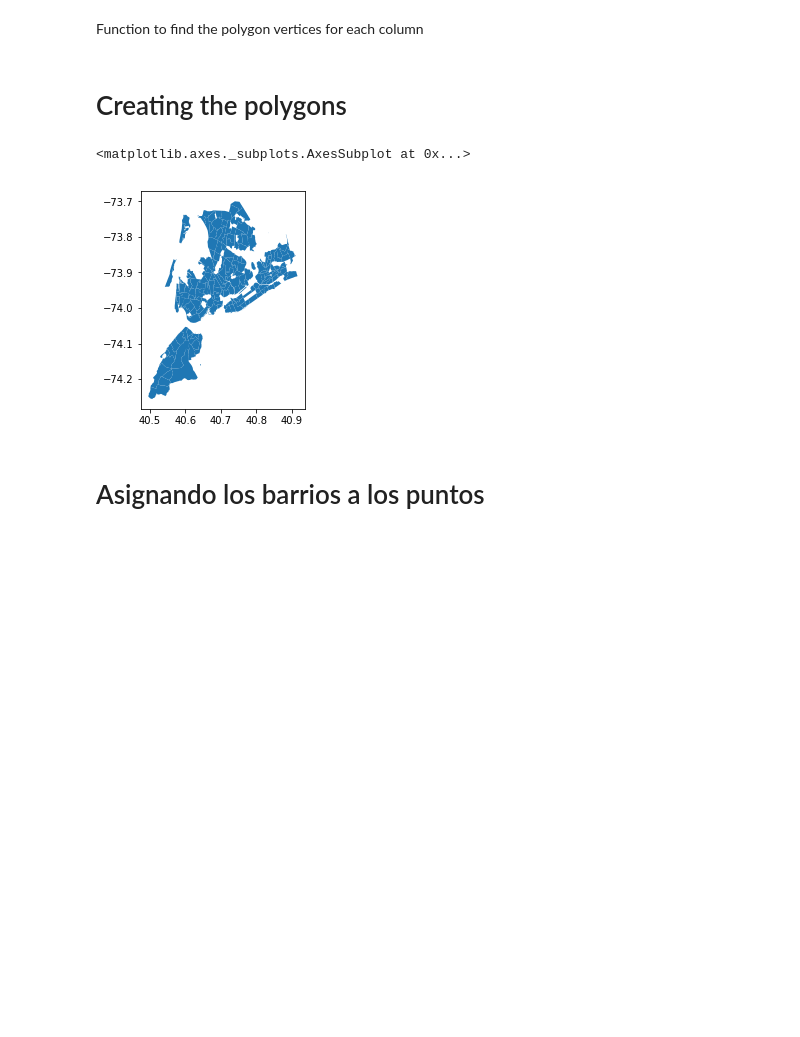
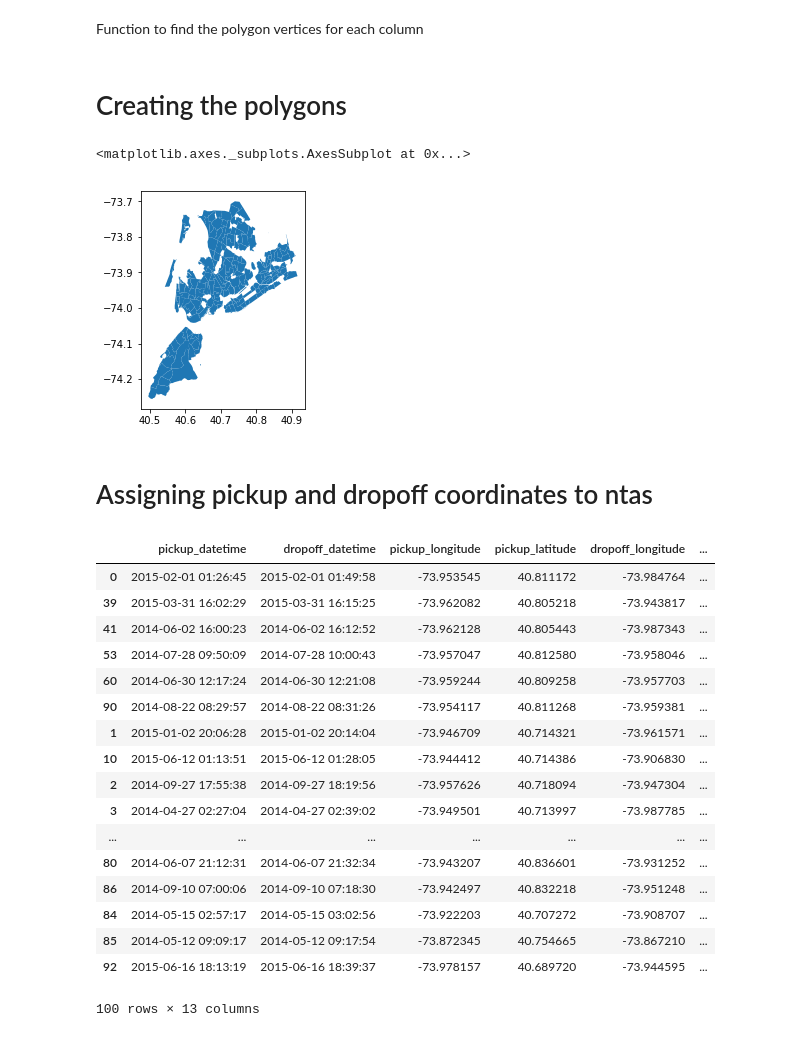
Before and after one commit to rodrigobernall/ds4a_group30, a Jupyter notebook: scripts/data_wrangling/geo_processing.ipynb, the cells around one changed output. Saved outputs shown, nothing was run; the diff lists cells and outputs as text; code cells hidden in the pictures; blank space fills up the shorter version.

Commit message:
Finds the NTA of each pickup-dropoff point with geopandas

```diff
--- a/scripts/data_wrangling/geo_processing.ipynb
+++ b/scripts/data_wrangling/geo_processing.ipynb
@@ -77,7 +106,7 @@ def find_polygon_vertices_dataframe(geographic):
 
 def create_polygons(geographic):
     data = find_polygon_vertices_dataframe(geographic)
-    data['points'] = data.loc[:, ['latitude', 'longitude']].apply(tuple, axis=1)
+    data['points'] = data.loc[:, ['latitude', 'longitude']].apply(list, axis=1)
     nta_geo = data.groupby('nta')['points'].apply(list)
     nta_geo = pd.DataFrame(nta_geo)
     nta_geo['polygon_geom'] = nta_geo['points'].apply(lambda row: Polygon(row))
@@ -98,5 +127,66 @@ nta_geo.plot()
 # %%
 nta_geo.to_file(filename='nta.shp', driver="ESRI Shapefile")
 files.download('nta.shp')
-# %% [markdown]
-# Asignando los barrios a los puntos
+# %% [markdown]
+# Assigning pickup and dropoff coordinates to ntas
+# %%
+def find_pickup_points(data):
+    crs = {'init': 'epsg:4326'}
+    data_gpd = gpd.GeoDataFrame(data, crs=crs, geometry=gpd.points_from_xy(data.pickup_latitude, data.pickup_longitude))
+    data_gpd = data_gpd.rename(columns={'geometry': 'pickup_point'}).set_geometry('pickup_point')
+    return data_gpd
+
+def find_dropoff_points(data):
+    crs = {'init': 'epsg:4326'}
+    data_gpd = gpd.GeoDataFrame(data, crs=crs, geometry=gpd.points_from_xy(data.dropoff_latitude, data.dropoff_longitude))
+    data_gpd = data_gpd.rename(columns={'geometry': 'dropoff_point'}).set_geometry('dropoff_point')
+    return data_gpd
+
+def find_pickup_and_or_dropoff_nta(data, nta_geo, uber):
+    if uber is True:
+        data_gpd = find_pickup_points(data)
+        data_gpd = gpd.sjoin(data_gpd, nta_geo, how='left')
+        data_gpd = data_gpd.rename(columns={'index_right': 'pickup_nta'})
+        print('I have found the pickup nta')
+
+        return data_gpd
+
+    else:
+        data_gpd = find_pickup_points(data)
+        data_gpd = gpd.sjoin(data_gpd, nta_geo)
+        data_gpd = data_gpd.rename(columns={'index_right': 'pickup_nta'})
+        print('I have found the pickup nta', len(data_gpd))
+
+        data_gpd = find_dropoff_points(data_gpd)
+        data_gpd = gpd.sjoin(data_gpd, nta_geo, how='left')
+        data_gpd = data_gpd.rename(columns={'index_right': 'dropoff_nta'})
+        print('I have found the dropoff nta', len(data_gpd))
+
+        return data_gpd
+# %%
+%%time
+url = 'https://www.dropbox.com/s/z1a8igph8cwpmcx/green_trips.csv.gz?dl=1'
+green_trips = pd.read_csv(url, compression='gzip')
+
+green_trips = find_pickup_and_or_dropoff_nta(green_trips, nta_geo, uber=False)
+# %%
+green_trips
+# %% [output]
+|  | pickup_datetime | dropoff_datetime | pickup_longitude | pickup_latitude | dropoff_longitude | ... |
+| 0 | 2015-02-01 01:26:45 | 2015-02-01 01:49:58 | -73.953545 | 40.811172 | -73.984764 | ... |
+| 39 | 2015-03-31 16:02:29 | 2015-03-31 16:15:25 | -73.962082 | 40.805218 | -73.943817 | ... |
+| 41 | 2014-06-02 16:00:23 | 2014-06-02 16:12:52 | -73.962128 | 40.805443 | -73.987343 | ... |
+| 53 | 2014-07-28 09:50:09 | 2014-07-28 10:00:43 | -73.957047 | 40.812580 | -73.958046 | ... |
+| 60 | 2014-06-30 12:17:24 | 2014-06-30 12:21:08 | -73.959244 | 40.809258 | -73.957703 | ... |
+| 90 | 2014-08-22 08:29:57 | 2014-08-22 08:31:26 | -73.954117 | 40.811268 | -73.959381 | ... |
+| 1 | 2015-01-02 20:06:28 | 2015-01-02 20:14:04 | -73.946709 | 40.714321 | -73.961571 | ... |
+| 10 | 2015-06-12 01:13:51 | 2015-06-12 01:28:05 | -73.944412 | 40.714386 | -73.906830 | ... |
+| 2 | 2014-09-27 17:55:38 | 2014-09-27 18:19:56 | -73.957626 | 40.718094 | -73.947304 | ... |
+| 3 | 2014-04-27 02:27:04 | 2014-04-27 02:39:02 | -73.949501 | 40.713997 | -73.987785 | ... |
+| ... | ... | ... | ... | ... | ... | ... |
+| 80 | 2014-06-07 21:12:31 | 2014-06-07 21:32:34 | -73.943207 | 40.836601 | -73.931252 | ... |
+| 86 | 2014-09-10 07:00:06 | 2014-09-10 07:18:30 | -73.942497 | 40.832218 | -73.951248 | ... |
+| 84 | 2014-05-15 02:57:17 | 2014-05-15 03:02:56 | -73.922203 | 40.707272 | -73.908707 | ... |
+| 85 | 2014-05-12 09:09:17 | 2014-05-12 09:17:54 | -73.872345 | 40.754665 | -73.867210 | ... |
+| 92 | 2015-06-16 18:13:19 | 2015-06-16 18:39:37 | -73.978157 | 40.689720 | -73.944595 | ... |
+100 rows × 13 columns
```
Also changed, not shown: parts of 17 cells of this notebook.
